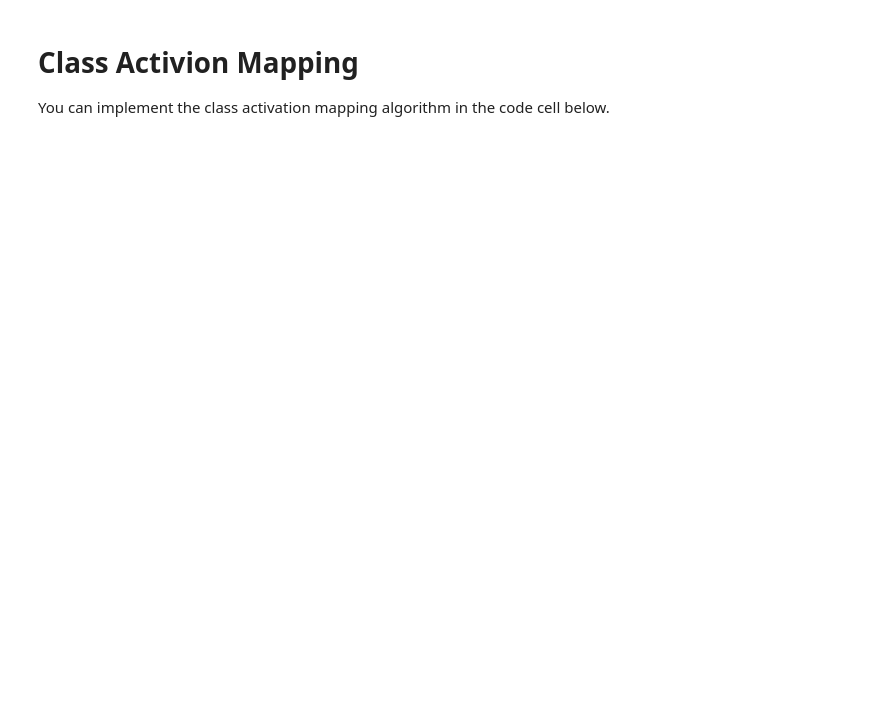
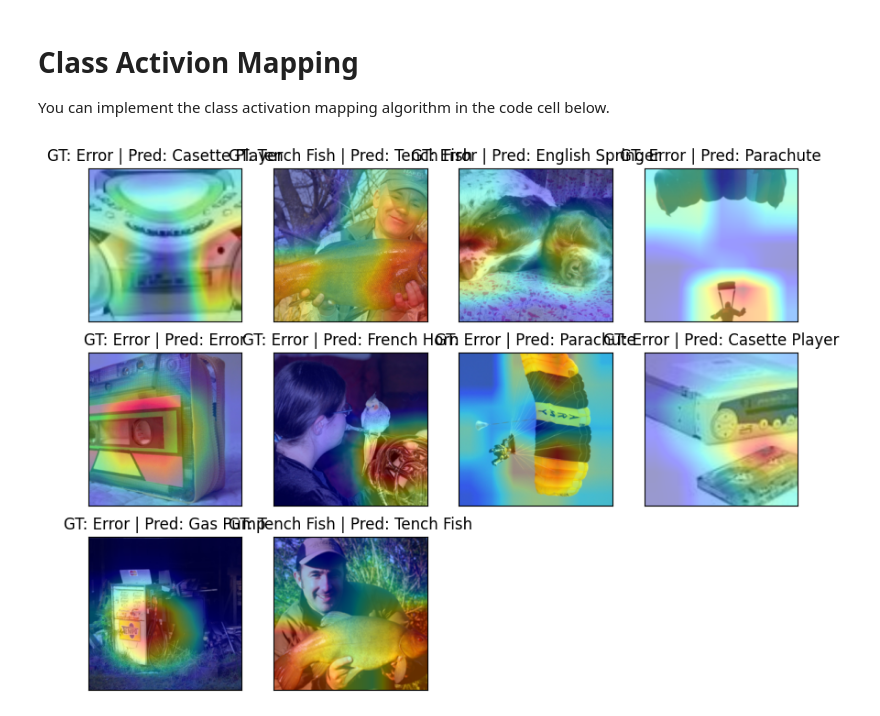
Before and after one commit to tonyscan6003/CE5021_AY2526_group1, a Jupyter notebook: Assignment_3_student.ipynb, the cells around one changed output. Cells and saved outputs as stored; diff of their text form; code cells hidden in the pictures; blank space fills up the shorter version.

```diff
--- a/Assignment_3_student.ipynb
+++ b/Assignment_3_student.ipynb
@@ -161,36 +204,101 @@ You can implement the class activation mapping algorithm in the code cell below.
 # %%
 
 import matplotlib.pyplot as plt
 import numpy as np
 
 # Initialize Figure
 fig = plt.figure(figsize=(10,10), frameon=False)
 
 
-# Iterate over the dataiter to produce a few examples
-
-# Ensure model is eval mode to disable batch normalisation during inference.
 model.eval()
 for i in range(10):
 
     ######################################################
     # Your Code here #####################################
     ######################################################
 
-    # N. Plotting
-    img =
+    # Get next image from the dataloader
+    try:
+        img, target = next(dataiter)
+    except StopIteration:
+        dataiter = iter(data_loader)
+        img, target = next(dataiter)
+
+
+    # Forward pass through the model to get features and logits
+    with torch.no_grad():
+        outputs = model(img)
+        features = outputs['op_features']      # [1, C, H, W]
+        logits   = outputs['op_logits']        # [1, 1000]
+
+    # Predicted class index (ImageNet class)
+    curr_class = torch.argmax(logits, dim=1).cpu()
+
+    # Get FC weights for the predicted class
+    fc_w = sd['fc.weight'][curr_class]        # [1, C]
+    fc_w = fc_w.unsqueeze(-1).unsqueeze(-1)   # [1, C, 1, 1] for broadcasting
+
+    # Compute Class Activation Map (CAM)
+    cam = torch.sum(fc_w * features, dim=1)   # [1, H, W]
+
+    # Normalise CAM to [0, 1]
+    cam_min, cam_max = cam.min(), cam.max()
+    cam = (cam - cam_min) / (cam_max - cam_min + 1e-5)
+
+    # Upsample CAM to the input resolution
+    act_map_us = F.interpolate(
+        cam.unsqueeze(1),                      # [1, 1, H, W]
+        size=(HW_trg, HW_trg),
+        mode='bilinear',
+        align_corners=False
+    ).squeeze()                               # [HW_trg, HW_trg]
+
+
+    # Plotting
+    # img, target = next(dataiter)
+    # def get_value(dictionary, key):
+    #     try:
+    #       return dictionary[key]
+    #     except KeyError:
+    #        return "Error"
+    # label = get_value(imagenette_dict,int(curr_class.numpy()))
+
+    # ax = fig.add_subplot(4, 4, i + 1, xticks=[], yticks=[])
+    # ax.title.set_text(label)
+    # img=unnormalize_image(img,mean,std)
+    # ax.imshow(img)
+    # plt.imshow(img)
+    # plt.imshow(act_map_us.detach().numpy(), cmap=plt.cm.jet, alpha=0.4)
+
+    # Ground truth class ID from dataset
+    true_class = int(target.numpy())
+
+    # Get label names
     def get_value(dictionary, key):
         try:
-          return dictionary[key]
+            return dictionary[key]
         except KeyError:
-           return "Error"
-    label = get_value(imagenette_dict,int(curr_class.numpy()))
+            return "Error"
+
+    # Ground truth label
+    true_label = get_value(imagenette_dict, true_class)
+
+    # Predicted class label
+    pred_label = get_value(imagenette_dict, int(curr_class.numpy()))
+
+    # Get Title
+    title_text = f"GT: {true_label} | Pred: {pred_label}"
 
     ax = fig.add_subplot(4, 4, i + 1, xticks=[], yticks=[])
-    ax.title.set_text(label)
-    img=unnormalize_image(img,mean,std)
+    ax.title.set_text(title_text)
+
+    # Show original (unnormalized) image
+    img = unnormalize_image(img, mean, std)
     ax.imshow(img)
-    plt.imshow(img)
+
+    # Overlay CAM heatmap
     plt.imshow(act_map_us.detach().numpy(), cmap=plt.cm.jet, alpha=0.4)
 
 plt.show()
+# %% [output]
+[figure, added]
```
Also changed, not shown: parts of 8 cells of this notebook.
